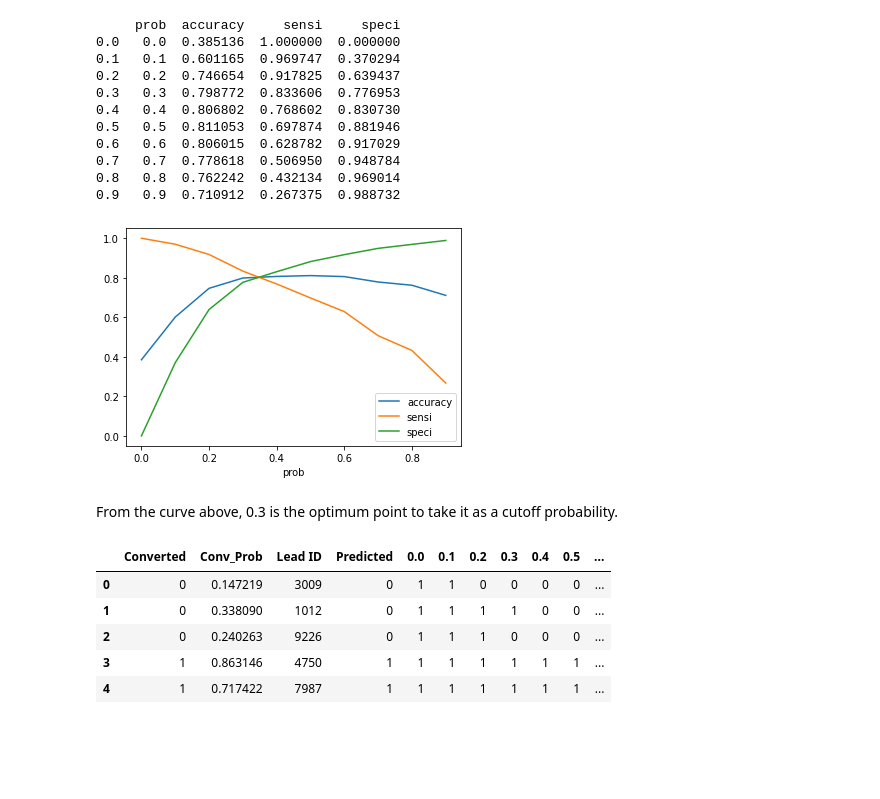
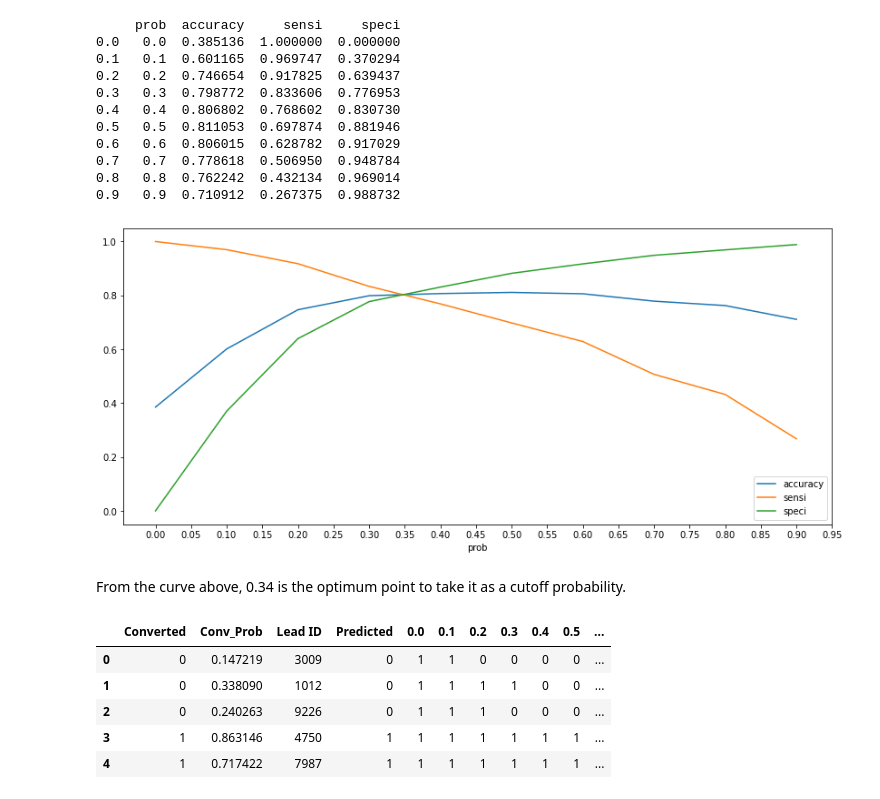
Before and after one commit to aparnakishan/XEducationLeadScore, a Jupyter notebook: LeadScoreXEduCaseStudy.ipynb, the cells around one changed output. Saved outputs shown, nothing was run; the diff lists cells and outputs as text; code cells hidden in the pictures; blank space fills up the shorter version.

```diff
--- a/LeadScoreXEduCaseStudy.ipynb
+++ b/LeadScoreXEduCaseStudy.ipynb
@@ -1281,10 +1288,12 @@ print(cutoff_df)
 0.9   0.9  0.710912  0.267375  0.988732
 # %%
 # Plot Accuracy, Sensitivity and Specificity for various probabilities.
-cutoff_df.plot.line(x='prob', y=['accuracy','sensi','speci'])
+p1 = cutoff_df.plot.line(x='prob', y=['accuracy','sensi','speci'],figsize=(14,6))
+minor_ticks=np.arange(0,1,0.05)
+p1.set_xticks(minor_ticks)
 plt.show()
 # %% [output]
-[figure, old version]
+[figure, new version]
 # %% [markdown]
-From the curve above, 0.3 is the optimum point to take it as a cutoff probability.
+From the curve above, 0.34 is the optimum point to take it as a cutoff probability.
 # %%
```
Also changed, not shown: parts of 19 cells of this notebook.
